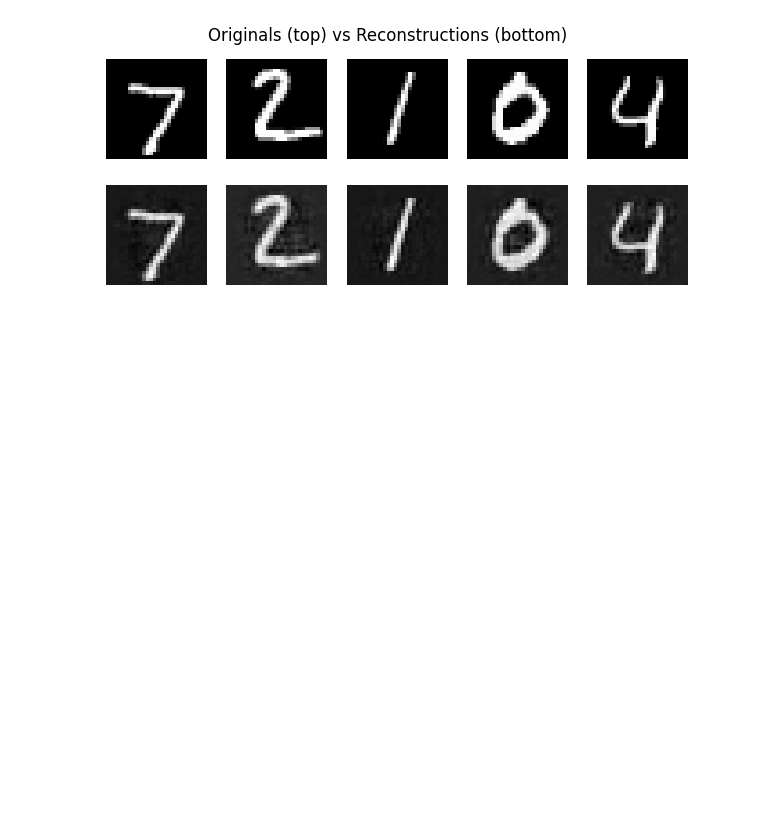
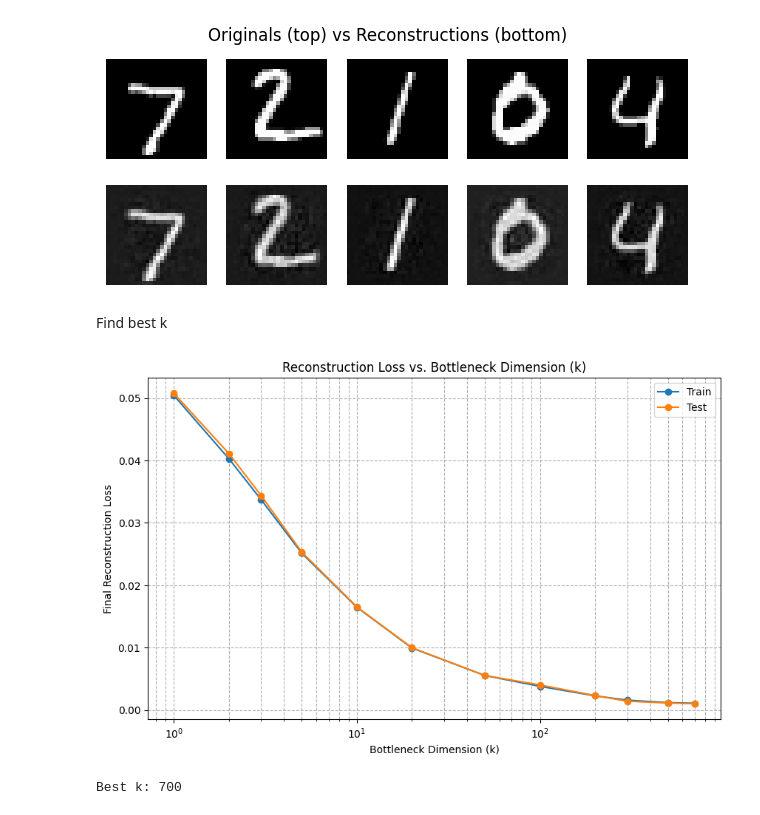
Before and after one commit to yashc73080/CS462-Deep-Learning, a Jupyter notebook: HW2/features_unsupervised_and_transfer_learning.ipynb, the cells around one changed output. Saved outputs shown, nothing was run; the diff lists cells and outputs as text; code cells hidden in the pictures; blank space fills up the shorter version.

```diff
--- a/HW2/features_unsupervised_and_transfer_learning.ipynb
+++ b/HW2/features_unsupervised_and_transfer_learning.ipynb
@@ -168,3 +172,33 @@ Final Test Loss: 0.002767921215854585
 visualize_reconstructions(autoencoder, mnist_test_loader)
 # %% [output]
 [figure]
+# %% [markdown]
+Find best k
+# %%
+possible_k = [1, 2, 3, 5, 10, 20, 50, 100, 200, 300, 500, 700]
+
+train_losses = []
+test_losses = []
+for k in possible_k:
+  autoencoder_k = AutoEncoder(in_out_size=784, enc_hidden=1000, dec_hidden=1000, bottleneck_k=k, device=device)
+  train_losses_k, test_losses_k = train_test_autoencoder(autoencoder_k, mnist_train_loader, mnist_test_loader, epochs=10, lr=0.001, plot=False, curr_k=k, device=device)
+
+  train_losses.append(train_losses_k[-1])
+  test_losses.append(test_losses_k[-1])
+
+plt.figure(figsize=(10, 6))
+plt.plot(possible_k, train_losses, label='Train', marker='o')
+plt.plot(possible_k, test_losses, label='Test', marker='o')
+plt.legend()
+plt.xlabel('Bottleneck Dimension (k)')
+plt.ylabel('Final Reconstruction Loss')
+plt.xscale('log')
+plt.title('Reconstruction Loss vs. Bottleneck Dimension (k)')
+plt.grid(True, which="both", ls="--")
+plt.show()
+
+# Best k based on loss
+print(f'Best k: {possible_k[np.argmin(test_losses)]}')
+# %% [output]
+[figure, added]
+Best k: 700
```
Also changed, not shown: parts of 4 cells of this notebook.
